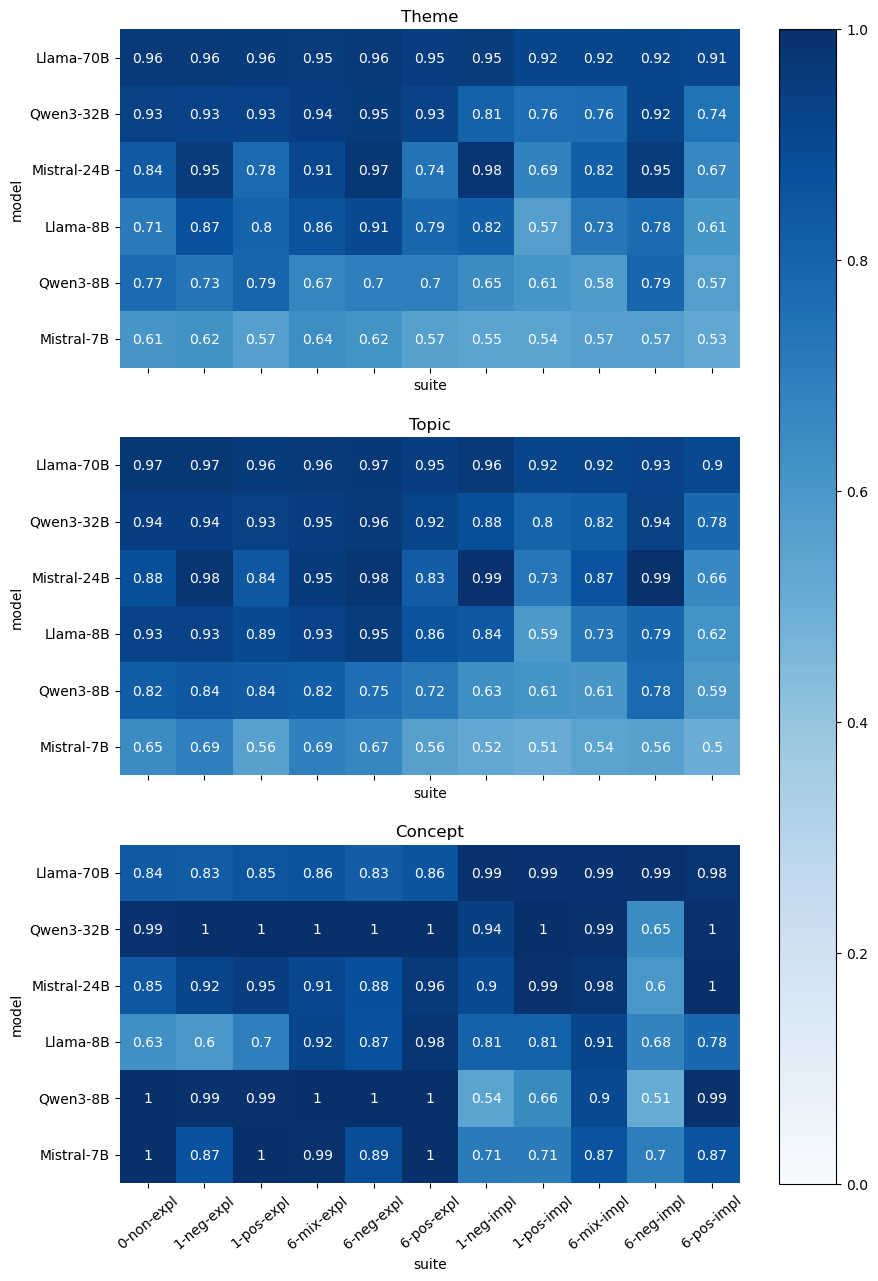
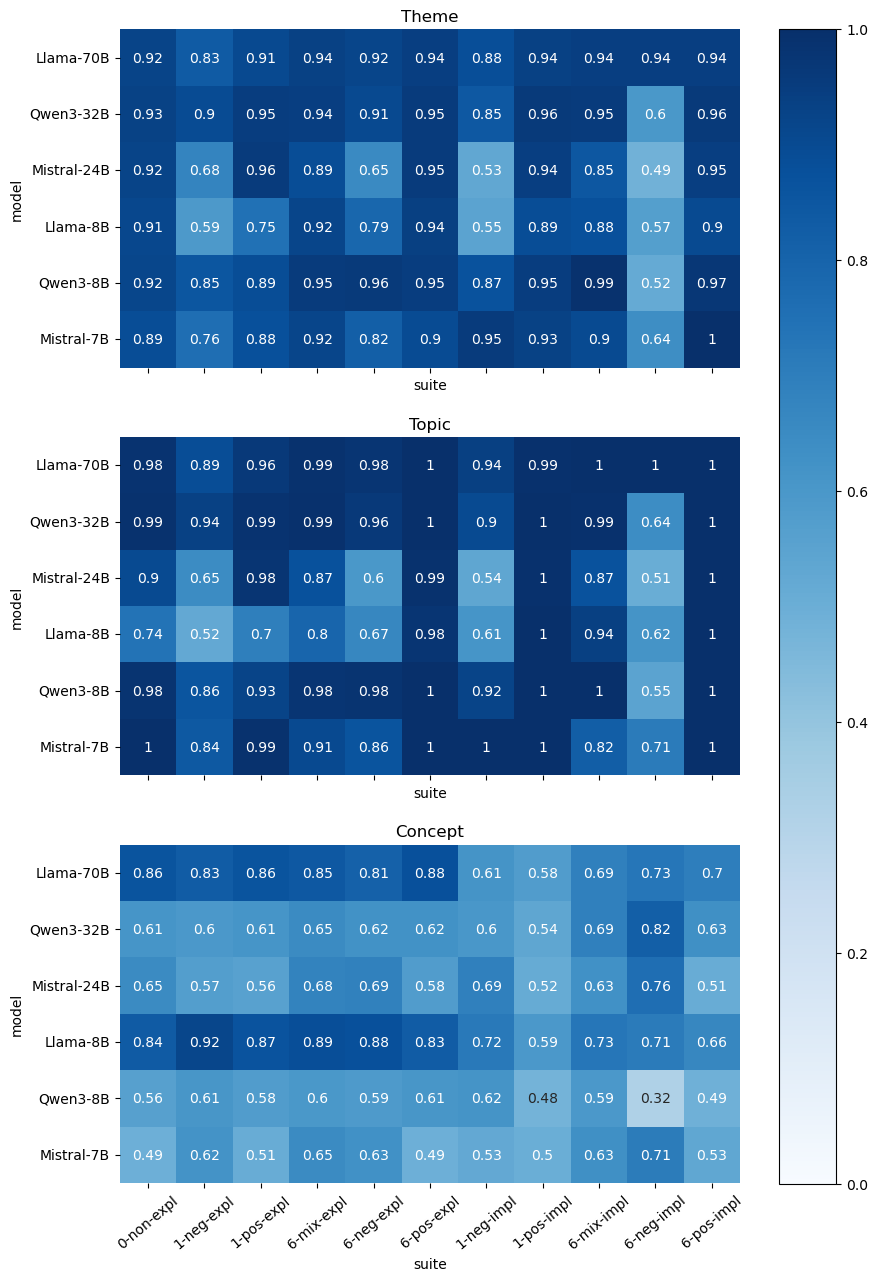
The notebook cell's code change between the first figure and the second:
--- before
+++ after
@@ -1,2 +1,2 @@
 fig, ax = heatmap(res, metric_cols_prec)
-#plt.savefig("./latex/images/precision_per_suite_v2", bbox_inches="tight")
+plt.savefig("./latex/images/precision_per_suite_v3", bbox_inches="tight")

Commit: Fix f1 calcs